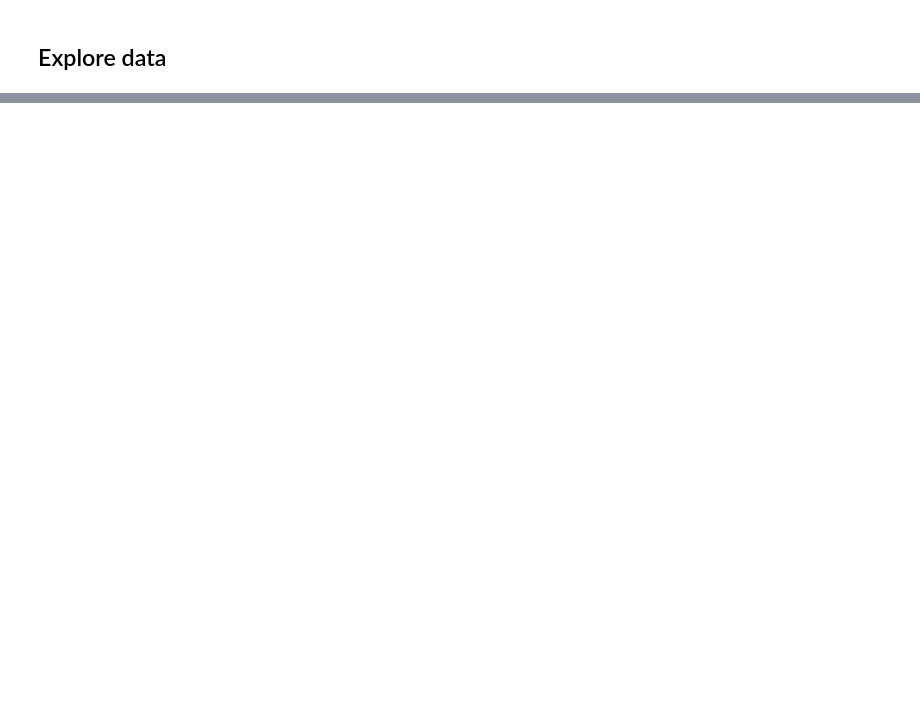
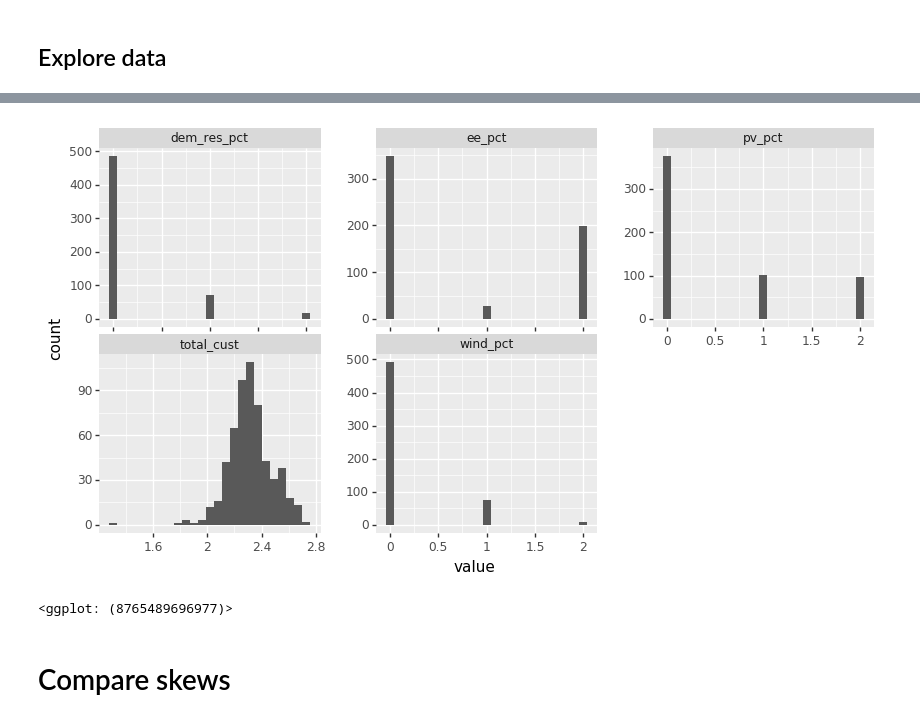
Before and after one commit to gloriadli/DS1_Final_Project, a Jupyter notebook: Data-Modelling.ipynb, the cells around one changed output, grey strips where cells are left out. Cells and saved outputs as stored; diff of their text form; code cells hidden in the pictures; blank space fills up the shorter version.

Commit message:
Different transform methods to tackle skew

```diff
--- a/Data-Modelling.ipynb
+++ b/Data-Modelling.ipynb
@@ -107,0 +155,18 @@ KeyboardInterrupt:
+# %%
+# Version 2 use the medians too
+
+df_19_med = df_19.copy()
+
+df_19_med['total_cust'] = np.log(df_19_med['total_cust'])
+
+median_pv_pct = df_19.loc[df_19_med['pv_pct'] > 0,'pv_pct'].median()
+df_19_med['pv_pct'] =  np.where(df_19_med['pv_pct']==0,0,np.where(df_19_med['pv_pct'] <= median_pv_pct,1,2))
+
+median_wind_pct = df_19_med.loc[df_19_med['wind_pct'] > 0,'wind_pct'].median()
+df_19_med['wind_pct'] =  np.where(df_19_med['wind_pct']==0,0,np.where(df_19_med['wind_pct'] <= median_pv_pct,1,2))
+
+median_ee_pct = df_19_med.loc[df_19_med['ee_pct'] > 0,'ee_pct'].median()
+df_19_med['ee_pct'] =  np.where(df_19_med['ee_pct']==0,0,np.where(df_19_med['ee_pct'] <= median_pv_pct,1,2))
+
+median_dr_pct = df_19_med.loc[df_19_med['dem_res_pct'] > 0,'dem_res_pct'].median()
+df_19_med['dem_res_pct'] =  np.where(df_19_med['dem_res_pct']==0,0,np.where(df_19_med['dem_res_pct'] <= median_pv_pct,1,2))
@@ -107,0 +187,17 @@ KeyboardInterrupt:
+# %%
+y = df_19_med['saidi_nomed']
+X = df_19_med[['total_cust','pv_pct','wind_pct','ee_pct','dem_res_pct']]
+train_X_med, test_X_med, train_y_med, test_y_med = train_test_split(X,y,test_size=.25,random_state=1997)
+# %%
+(
+    ggplot(train_X_med.melt(),aes(x="value")) +
+    geom_histogram(bins=25) +
+    facet_wrap("variable",scales='free') +
+    theme(figure_size=(10,5),
+          subplots_adjust={'wspace':0.25})
+)
+# %% [output]
+[figure, added]
+<ggplot: (8765489696977)>
+# %% [markdown]
+# Compare skews
```
Also changed, not shown: parts of 65 cells of this notebook, 6 other files.
